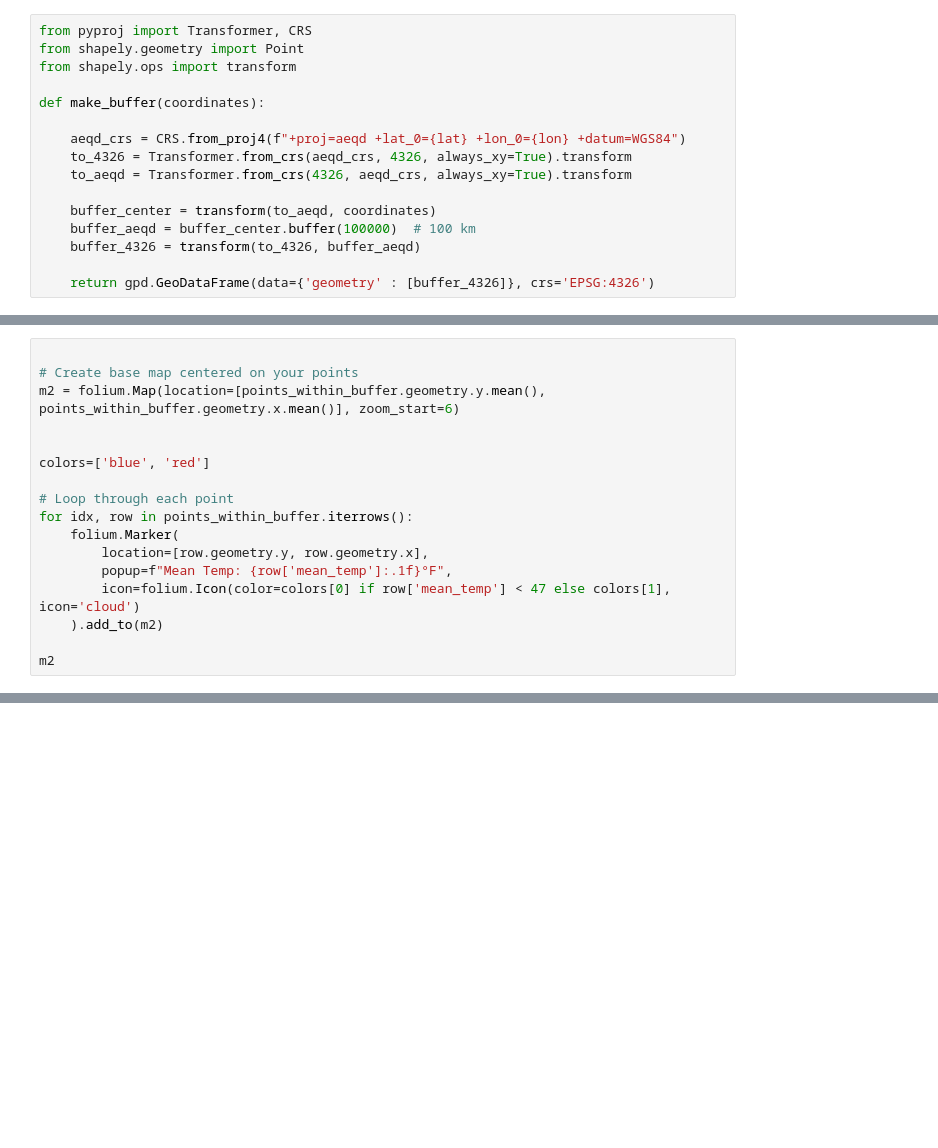
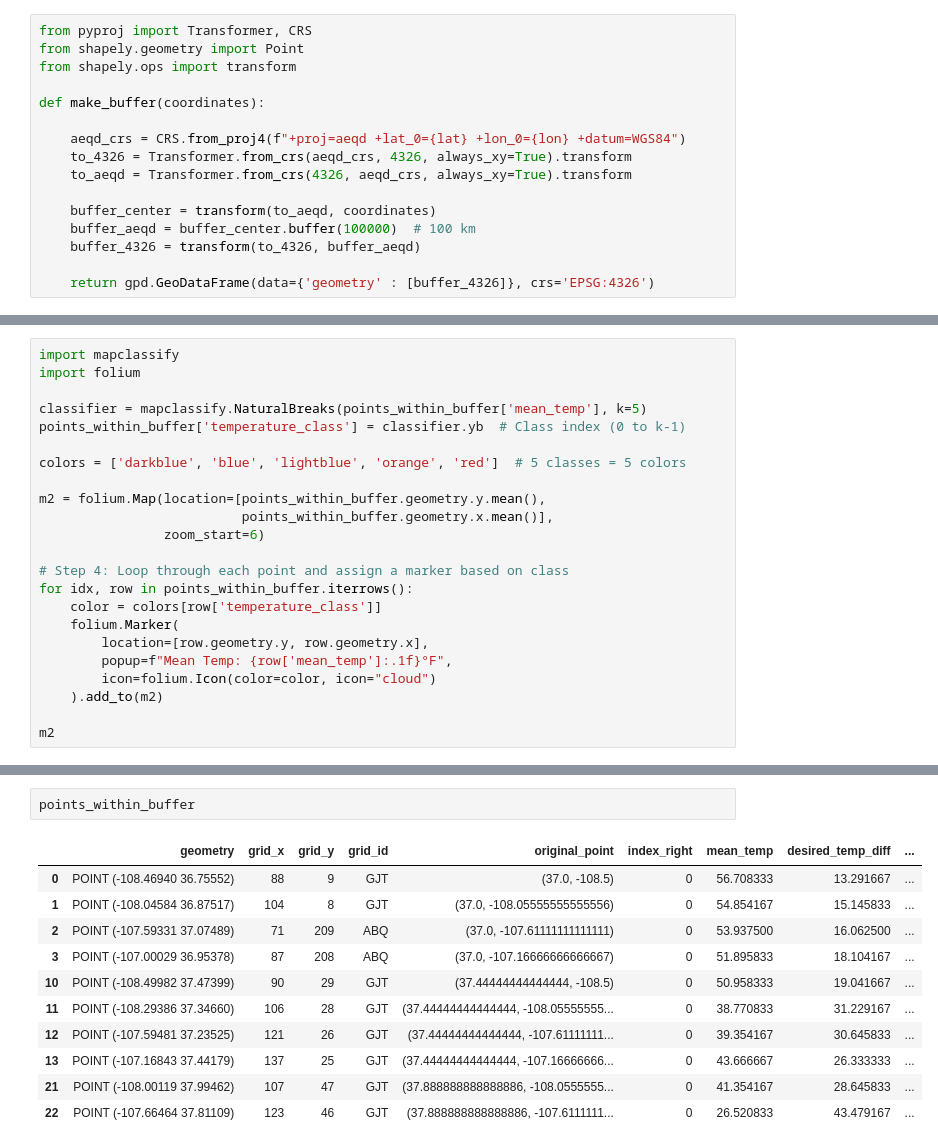
Before and after one commit to arikscherm/weather-chaser, a Jupyter notebook: poc.ipynb, the cells around one changed output, grey strips where cells are left out. Cells and saved outputs as stored; diff of their text form; blank space fills up the shorter version.

Commit message:
Add mapclassify

```diff
--- a/poc.ipynb
+++ b/poc.ipynb
@@ -187,19 +173,39 @@ Requesting 129 35 GJT
 # %%
+import mapclassify
+import folium
 
-# Create base map centered on your points
-m2 = folium.Map(location=[points_within_buffer.geometry.y.mean(), points_within_buffer.geometry.x.mean()], zoom_start=6)
+classifier = mapclassify.NaturalBreaks(points_within_buffer['mean_temp'], k=5)
+points_within_buffer['temperature_class'] = classifier.yb  # Class index (0 to k-1)
 
+colors = ['darkblue', 'blue', 'lightblue', 'orange', 'red']  # 5 classes = 5 colors
 
-colors=['blue', 'red']
+m2 = folium.Map(location=[points_within_buffer.geometry.y.mean(),
+                          points_within_buffer.geometry.x.mean()],
+                zoom_start=6)
 
-# Loop through each point
+# Step 4: Loop through each point and assign a marker based on class
 for idx, row in points_within_buffer.iterrows():
+    color = colors[row['temperature_class']]
     folium.Marker(
         location=[row.geometry.y, row.geometry.x],
         popup=f"Mean Temp: {row['mean_temp']:.1f}°F",
-        icon=folium.Icon(color=colors[0] if row['mean_temp'] < 47 else colors[1], icon='cloud')
+        icon=folium.Icon(color=color, icon="cloud")
     ).add_to(m2)
 
 m2
 # %% [output]
 [interactive output not drawn]
+# %%
+points_within_buffer
+# %% [output]
+|  | geometry | grid_x | grid_y | grid_id | original_point | index_right | mean_temp | desired_temp_diff | ... |
+| 0 | POINT (-108.46940 36.75552) | 88 | 9 | GJT | (37.0, -108.5) | 0 | 56.708333 | 13.291667 | ... |
+| 1 | POINT (-108.04584 36.87517) | 104 | 8 | GJT | (37.0, -108.05555555555556) | 0 | 54.854167 | 15.145833 | ... |
+| 2 | POINT (-107.59331 37.07489) | 71 | 209 | ABQ | (37.0, -107.61111111111111) | 0 | 53.937500 | 16.062500 | ... |
+| 3 | POINT (-107.00029 36.95378) | 87 | 208 | ABQ | (37.0, -107.16666666666667) | 0 | 51.895833 | 18.104167 | ... |
+| 10 | POINT (-108.49982 37.47399) | 90 | 29 | GJT | (37.44444444444444, -108.5) | 0 | 50.958333 | 19.041667 | ... |
+| 11 | POINT (-108.29386 37.34660) | 106 | 28 | GJT | (37.44444444444444, -108.05555555... | 0 | 38.770833 | 31.229167 | ... |
+| 12 | POINT (-107.59481 37.23525) | 121 | 26 | GJT | (37.44444444444444, -107.61111111... | 0 | 39.354167 | 30.645833 | ... |
+| 13 | POINT (-107.16843 37.44179) | 137 | 25 | GJT | (37.44444444444444, -107.16666666... | 0 | 43.666667 | 26.333333 | ... |
+| 21 | POINT (-108.00119 37.99462) | 107 | 47 | GJT | (37.888888888888886, -108.0555555... | 0 | 41.354167 | 28.645833 | ... |
+| 22 | POINT (-107.66464 37.81109) | 123 | 46 | GJT | (37.888888888888886, -107.6111111... | 0 | 26.520833 | 43.479167 | ... |
```
Also changed, not shown: parts of 7 cells of this notebook.
